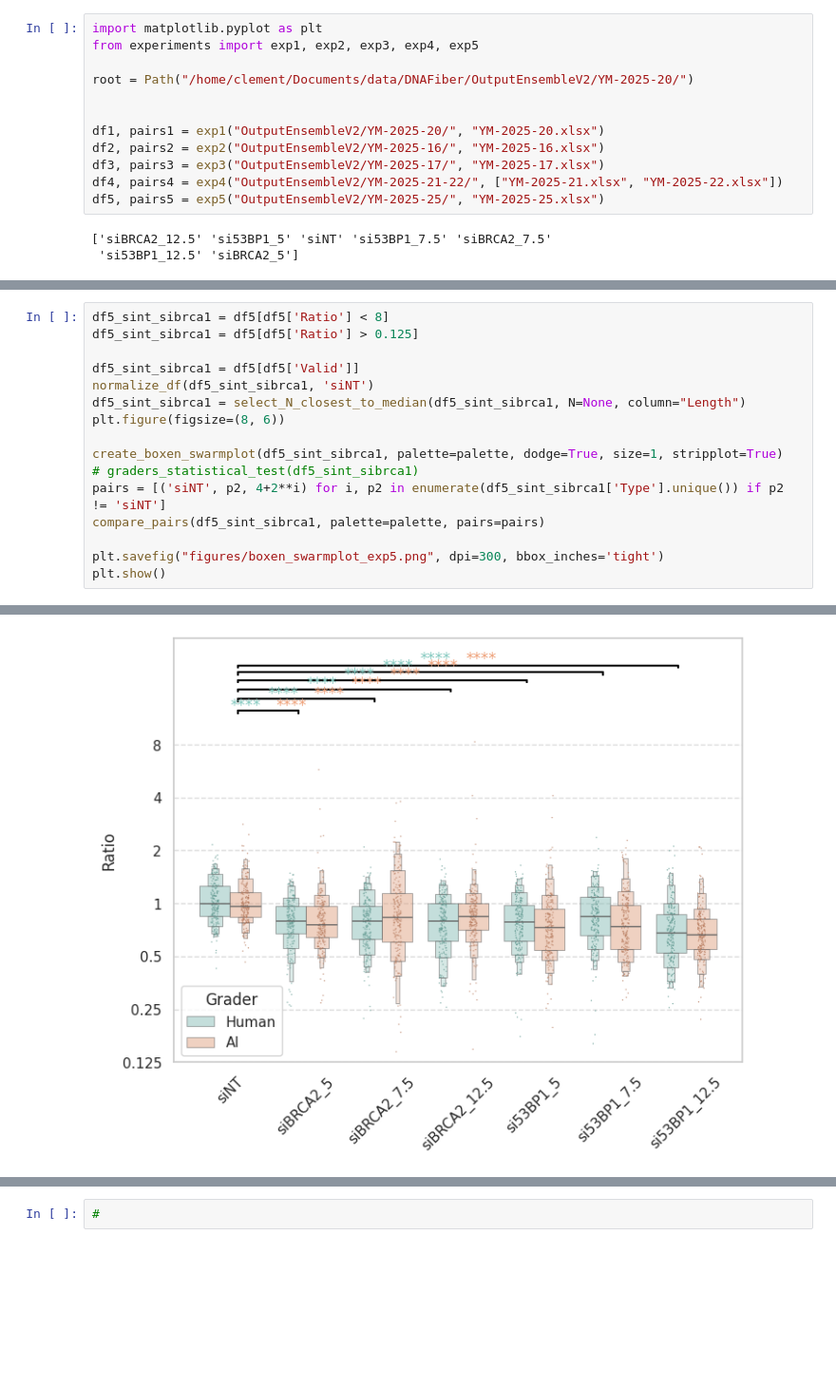
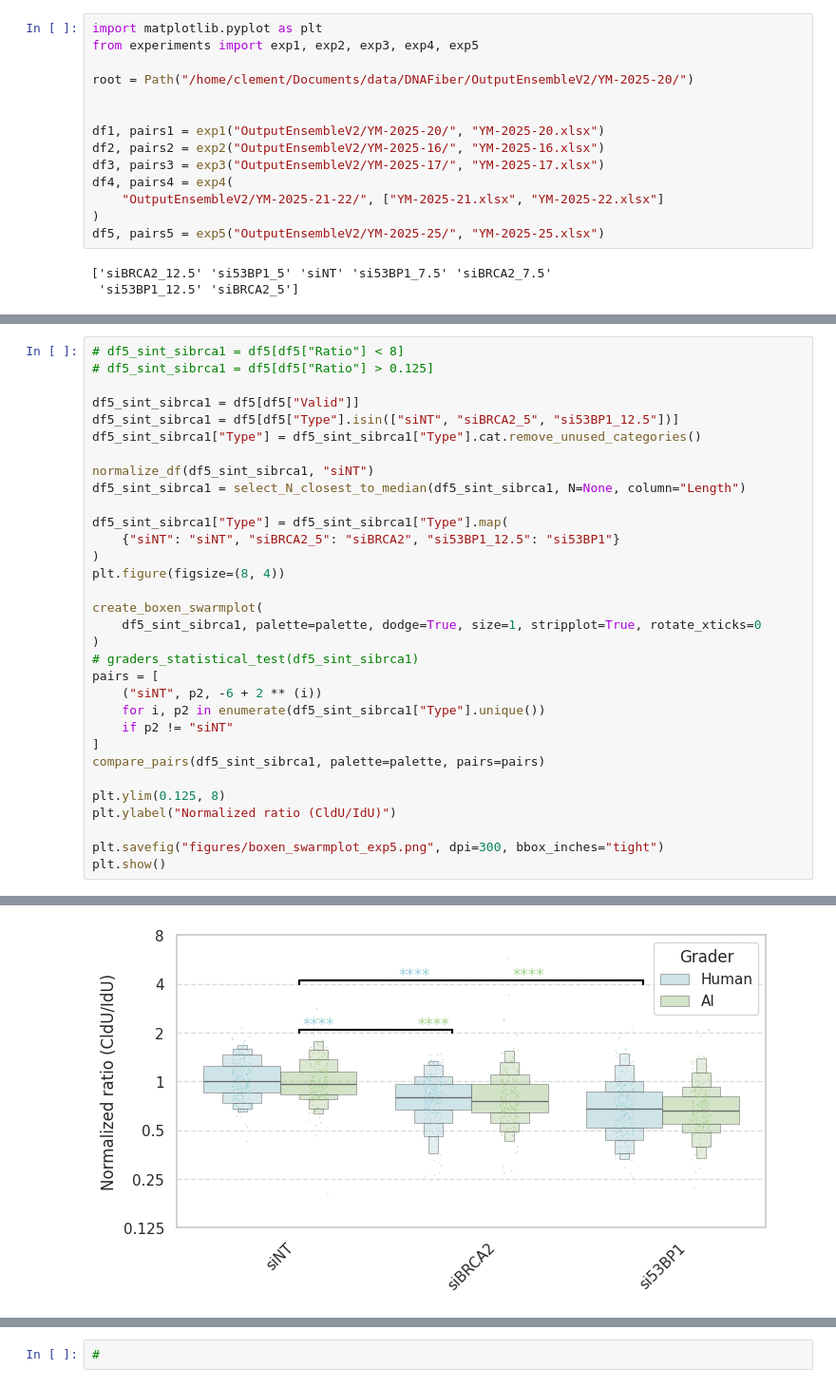
Before and after one commit to ClementPla/DeepFiberQ, a Jupyter notebook: notebook/zeiss_experiments/analyse.ipynb, the cells around one changed output, grey strips where cells are left out. Shown at 95% size. Drawn from its saved outputs; the diff is of its cells as text; blank space fills up the shorter version.

```diff
--- a/notebook/zeiss_experiments/analyse.ipynb
+++ b/notebook/zeiss_experiments/analyse.ipynb
@@ -54,7 +56,9 @@ root = Path("/home/clement/Documents/data/DNAFiber/OutputEnsembleV2/YM-2025-20/"
 df1, pairs1 = exp1("OutputEnsembleV2/YM-2025-20/", "YM-2025-20.xlsx")
 df2, pairs2 = exp2("OutputEnsembleV2/YM-2025-16/", "YM-2025-16.xlsx")
 df3, pairs3 = exp3("OutputEnsembleV2/YM-2025-17/", "YM-2025-17.xlsx")
-df4, pairs4 = exp4("OutputEnsembleV2/YM-2025-21-22/", ["YM-2025-21.xlsx", "YM-2025-22.xlsx"])
+df4, pairs4 = exp4(
+    "OutputEnsembleV2/YM-2025-21-22/", ["YM-2025-21.xlsx", "YM-2025-22.xlsx"]
+)
 df5, pairs5 = exp5("OutputEnsembleV2/YM-2025-25/", "YM-2025-25.xlsx")
 # %% [output]
 ['siBRCA2_12.5' 'si53BP1_5' 'siNT' 'si53BP1_7.5' 'siBRCA2_7.5'
@@ -197,17 +362,33 @@ See the caveats in the documentation: https://pandas.pydata.org/pandas-docs/stab
 # %%
-df5_sint_sibrca1 = df5[df5['Ratio'] < 8]
-df5_sint_sibrca1 = df5[df5['Ratio'] > 0.125]
+# df5_sint_sibrca1 = df5[df5["Ratio"] < 8]
+# df5_sint_sibrca1 = df5[df5["Ratio"] > 0.125]
 
-df5_sint_sibrca1 = df5[df5['Valid']]
-normalize_df(df5_sint_sibrca1, 'siNT')
+df5_sint_sibrca1 = df5[df5["Valid"]]
+df5_sint_sibrca1 = df5[df5["Type"].isin(["siNT", "siBRCA2_5", "si53BP1_12.5"])]
+df5_sint_sibrca1["Type"] = df5_sint_sibrca1["Type"].cat.remove_unused_categories()
+
+normalize_df(df5_sint_sibrca1, "siNT")
 df5_sint_sibrca1 = select_N_closest_to_median(df5_sint_sibrca1, N=None, column="Length")
-plt.figure(figsize=(8, 6))
 
-create_boxen_swarmplot(df5_sint_sibrca1, palette=palette, dodge=True, size=1, stripplot=True)
+df5_sint_sibrca1["Type"] = df5_sint_sibrca1["Type"].map(
+    {"siNT": "siNT", "siBRCA2_5": "siBRCA2", "si53BP1_12.5": "si53BP1"}
+)
+plt.figure(figsize=(8, 4))
+
+create_boxen_swarmplot(
+    df5_sint_sibrca1, palette=palette, dodge=True, size=1, stripplot=True, rotate_xticks=0
+)
 # graders_statistical_test(df5_sint_sibrca1)
-pairs = [('siNT', p2, 4+2**i) for i, p2 in enumerate(df5_sint_sibrca1['Type'].unique()) if p2 != 'siNT']
+pairs = [
+    ("siNT", p2, -6 + 2 ** (i))
+    for i, p2 in enumerate(df5_sint_sibrca1["Type"].unique())
+    if p2 != "siNT"
+]
 compare_pairs(df5_sint_sibrca1, palette=palette, pairs=pairs)
 
-plt.savefig("figures/boxen_swarmplot_exp5.png", dpi=300, bbox_inches='tight')
+plt.ylim(0.125, 8)
+plt.ylabel("Normalized ratio (CldU/IdU)")
+
+plt.savefig("figures/boxen_swarmplot_exp5.png", dpi=300, bbox_inches="tight")
 plt.show()
 # %% [output]
@@ -214 +401 @@ plt.show()
-[figure, old version]
+[figure, new version]
```
Also changed, not shown: parts of 11 cells of this notebook, 40 other files.
